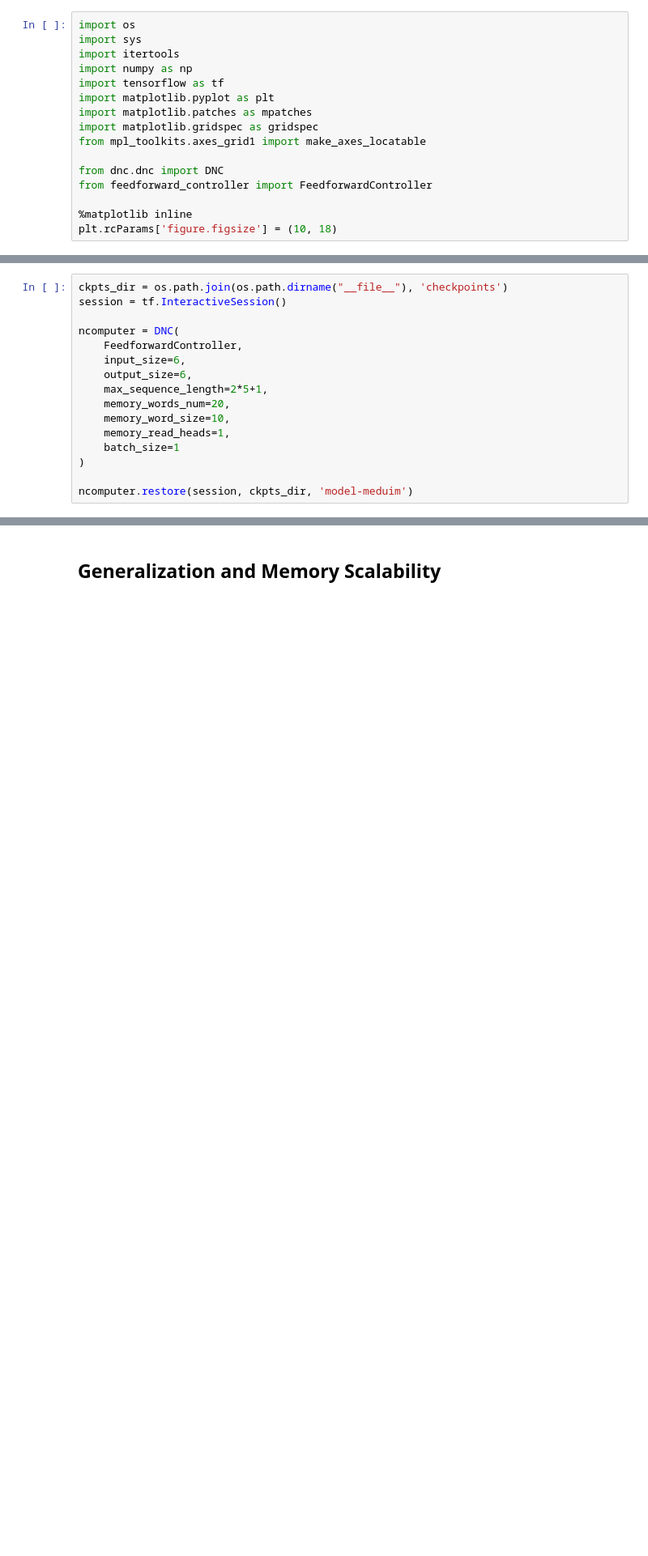
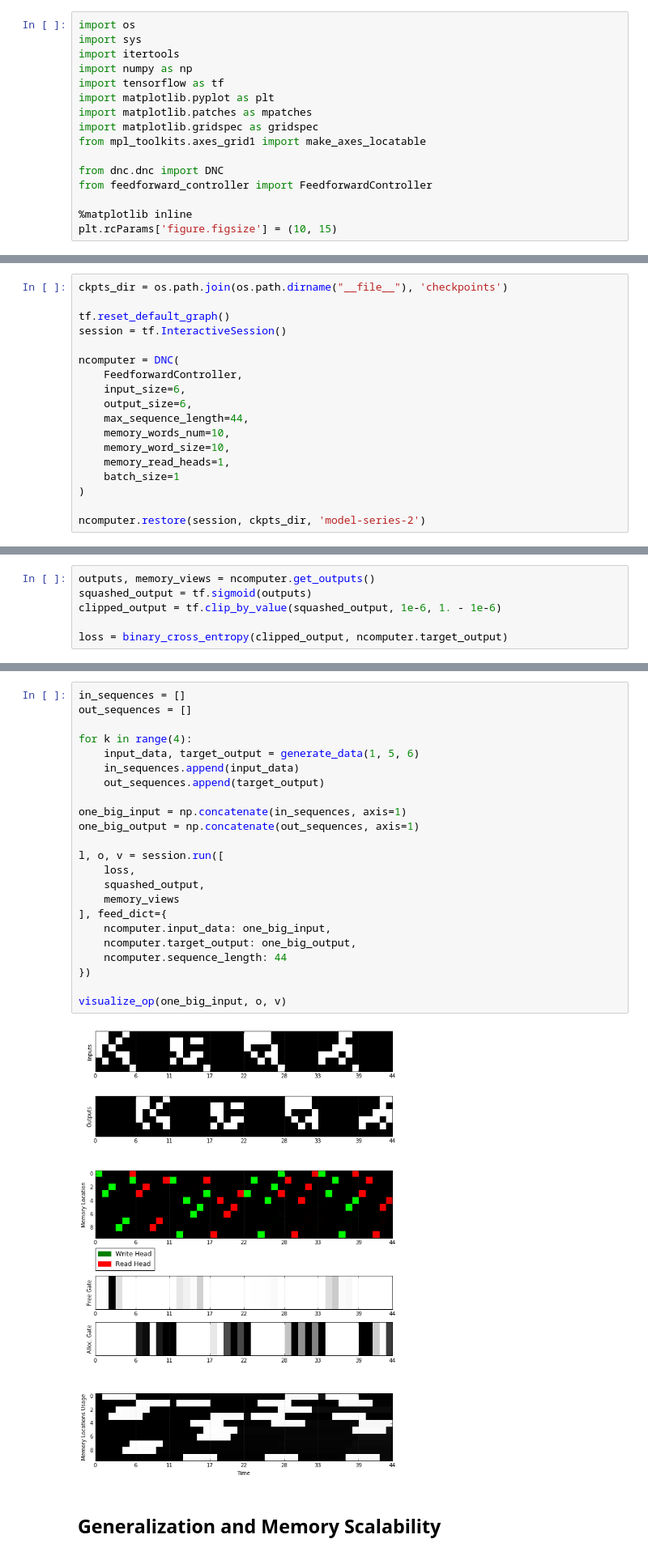
Before and after one commit to Mostafa-Samir/DNC-tensorflow, a Jupyter notebook: tasks/copy/visualization.ipynb, the cells around one changed output, grey strips where cells are left out. Shown at 81% size. Drawn from its saved outputs; the diff is of its cells as text; blank space fills up the shorter version.

```diff
--- a/tasks/copy/visualization.ipynb
+++ b/tasks/copy/visualization.ipynb
@@ -13,7 +13,7 @@ from dnc.dnc import DNC
 from feedforward_controller import FeedforwardController
 
 %matplotlib inline
-plt.rcParams['figure.figsize'] = (10, 18)
+plt.rcParams['figure.figsize'] = (10, 15)
 # %%
 def generate_data(batch_size, length, size):
 
@@ -36,19 +109,21 @@ def binary_cross_entropy(predictions, targets):
 # %%
 ckpts_dir = os.path.join(os.path.dirname("__file__"), 'checkpoints')
+
+tf.reset_default_graph()
 session = tf.InteractiveSession()
 
 ncomputer = DNC(
     FeedforwardController,
     input_size=6,
     output_size=6,
-    max_sequence_length=2*5+1,
-    memory_words_num=20,
+    max_sequence_length=44,
+    memory_words_num=10,
     memory_word_size=10,
     memory_read_heads=1,
     batch_size=1
 )
 
-ncomputer.restore(session, ckpts_dir, 'model-meduim')
+ncomputer.restore(session, ckpts_dir, 'model-series-2')
 # %%
 outputs, memory_views = ncomputer.get_outputs()
 squashed_output = tf.sigmoid(outputs)
@@ -171,0 +209,6 @@ usage_strip_ax.set_xlabel("Time")
+# %%
+outputs, memory_views = ncomputer.get_outputs()
+squashed_output = tf.sigmoid(outputs)
+clipped_output = tf.clip_by_value(squashed_output, 1e-6, 1. - 1e-6)
+
+loss = binary_cross_entropy(clipped_output, ncomputer.target_output)
@@ -172,3 +262,28 @@ usage_strip_ax.set_xlabel("Time")
+# %%
+in_sequences = []
+out_sequences = []
+
+for k in range(4):
+    input_data, target_output = generate_data(1, 5, 6)
+    in_sequences.append(input_data)
+    out_sequences.append(target_output)
+
+one_big_input = np.concatenate(in_sequences, axis=1)
+one_big_output = np.concatenate(out_sequences, axis=1)
+
+l, o, v = session.run([
+    loss,
+    squashed_output,
+    memory_views
+], feed_dict={
+    ncomputer.input_data: one_big_input,
+    ncomputer.target_output: one_big_output,
+    ncomputer.sequence_length: 44
+})
+
+visualize_op(one_big_input, o, v)
+# %% [output]
+[figure, added]
 # %% [markdown]
 ## Generalization and Memory Scalability
 # %%
```
Also changed, not shown: parts of 14 cells of this notebook.
